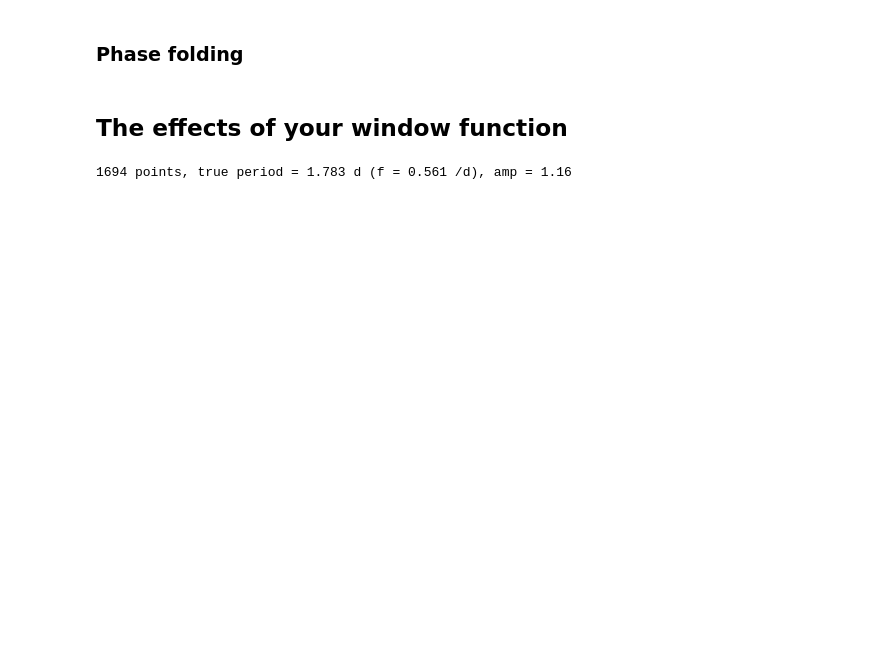
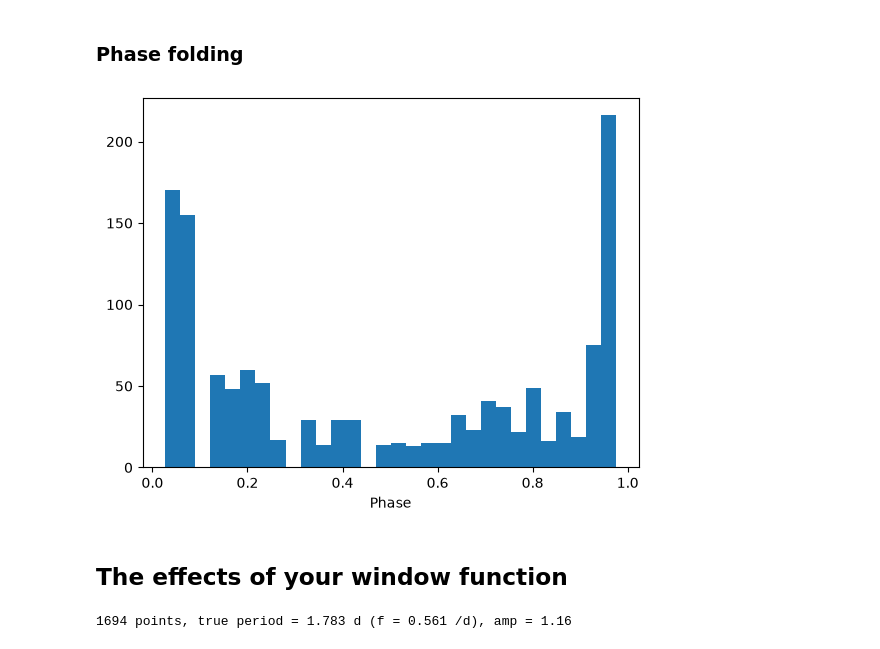
Before and after one commit to KSmithyy/Lorentz, a Jupyter notebook: solutions.ipynb, the cells around one changed output. Saved outputs shown, nothing was run; the diff lists cells and outputs as text; code cells hidden in the pictures; blank space fills up the shorter version.

```diff
--- a/solutions.ipynb
+++ b/solutions.ipynb
@@ -521,7 +509,16 @@ for i in range(len(p)):
 # %% [markdown]
 ### Phase folding
 # %%
-### times_on/period % 1
+
+## for example folding on the planet period
+
+folded = (times_on_N / P_p) % 1
+
+plt.hist(folded, bins=30)
+plt.xlabel('Phase')
+plt.show()
+# %% [output]
+[figure, added]
 # %% [markdown]
 ## The effects of your window function
 # %%
```
Also changed, not shown: parts of 11 cells of this notebook, 3 other files.
